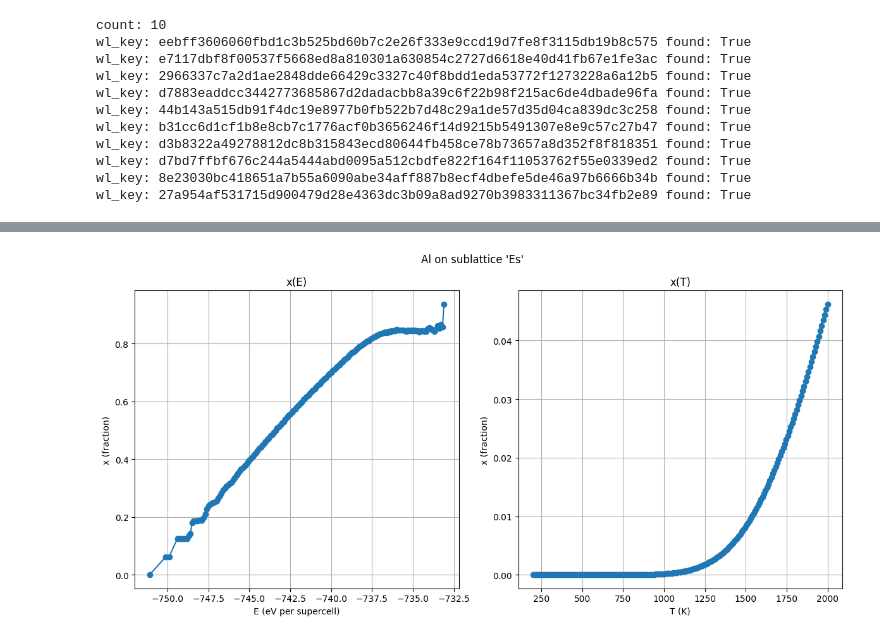
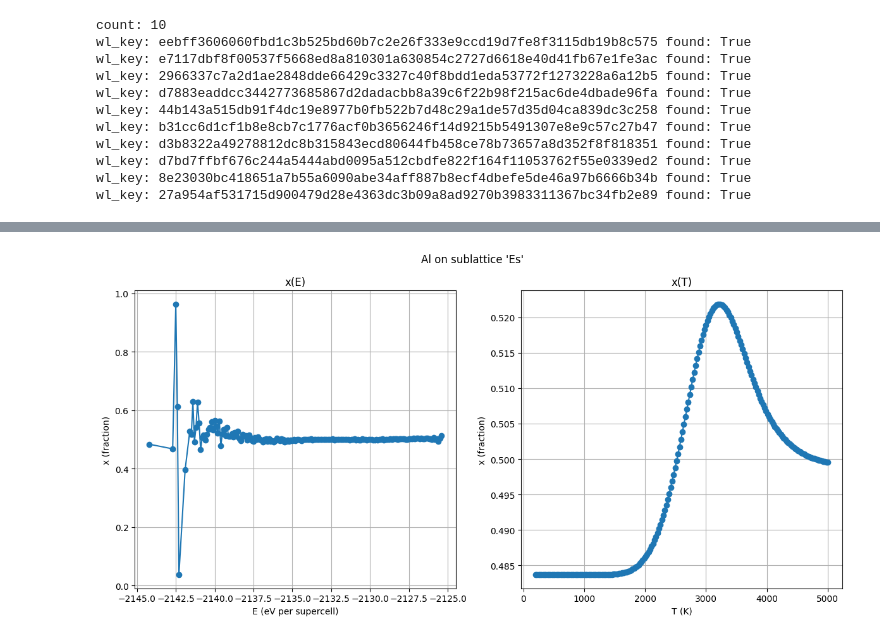
Before and after one commit to ColinBundschu/phase-edge, a Jupyter notebook: testing/visualize_wl.ipynb, the cells around one changed output, grey strips where cells are left out. Cells and saved outputs as stored; diff of their text form; code cells hidden in the pictures.

```diff
--- a/testing/visualize_wl.ipynb
+++ b/testing/visualize_wl.ipynb
@@ -571,33 +566,34 @@ def _plot_single_xE_xT(
         y_series = np.asarray([xE_bins[int(b)] for b in bins_sorted], dtype=float)
         ax.plot(E_series, y_series, marker="o")
     ax.set_xlabel("E (eV per supercell)")
     ax.set_ylabel("x (fraction)")
     ax.set_title("x(E)")
     ax.grid(True)
 
     # Right: x(T)
     ax = axes[1]
     if len(xT_series) > 0:
         Ts = sorted(xT_series.keys())
         ys = [xT_series[T] for T in Ts]
         ax.plot(np.asarray(Ts, dtype=float), np.asarray(ys, dtype=float), marker="o")
     else:
         # If no xT for this pair, plot empty axes so the layout stays stable.
         ax.plot([], [])
     ax.set_xlabel("T (K)")
     ax.set_ylabel("x (fraction)")
     ax.set_title("x(T)")
     ax.grid(True)
 
     fig.tight_layout()
     plt.show()
 
 
 # Example:
 result = analyze_wl_chain_tip(
-    "80d8c390132405b8ba7a1bb775c35a50ef1fe4acbafd10c247fe3e20a643638c", sublattice="Es", element="Al", # ZnAl2O4 2x2x2 refined
+    # "80d8c390132405b8ba7a1bb775c35a50ef1fe4acbafd10c247fe3e20a643638c", sublattice="Es", element="Al", # ZnAl2O4 2x2x2 refined
     # "4f43349d82a2462e1af28a44f11430df3cf0bfcb01509eadba060c5dfc69edf2", sublattice="Es", element="Ga", # MgGa2O4 2x2x2 refined
-    T_grid=np.linspace(200.0, 2000.0, 200).astype(float).tolist(),
+    "453865df7deffca7d2e6dc2246e8a2fa08683264868486e50a6fd7f03fa1db15", sublattice="Es", element="Al", # Sr2TaAlO6 3x3x3 unrefined
+    T_grid=np.linspace(200.0, 5000.0, 200).astype(float).tolist(),
 )
 # %% [output]
-[figure, old version]
+[figure, new version]
```
Also changed, not shown: parts of 1 cell of this notebook, 23 other files.
